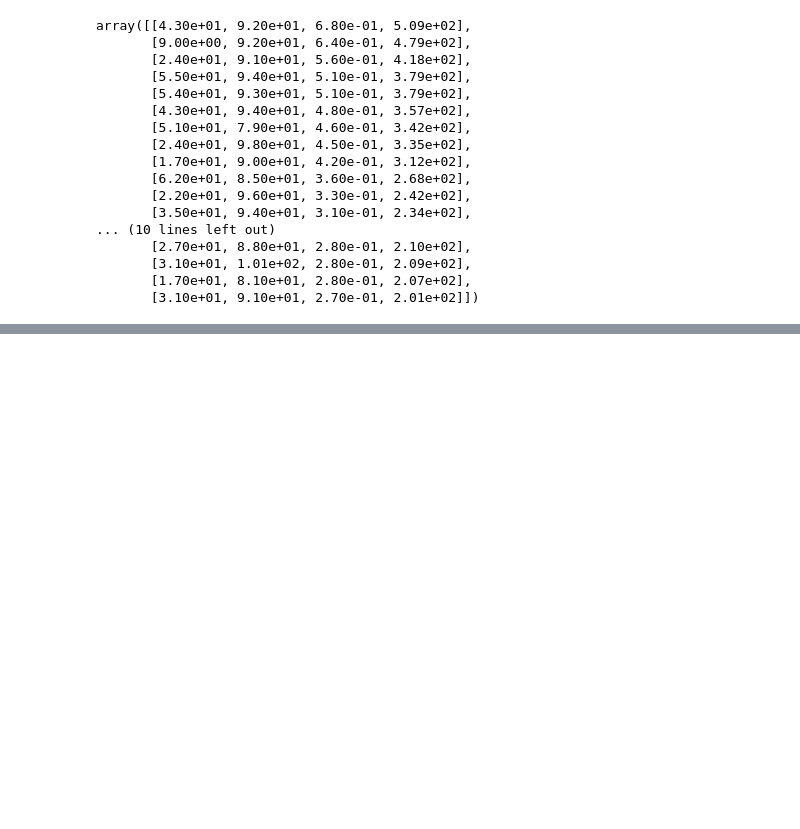
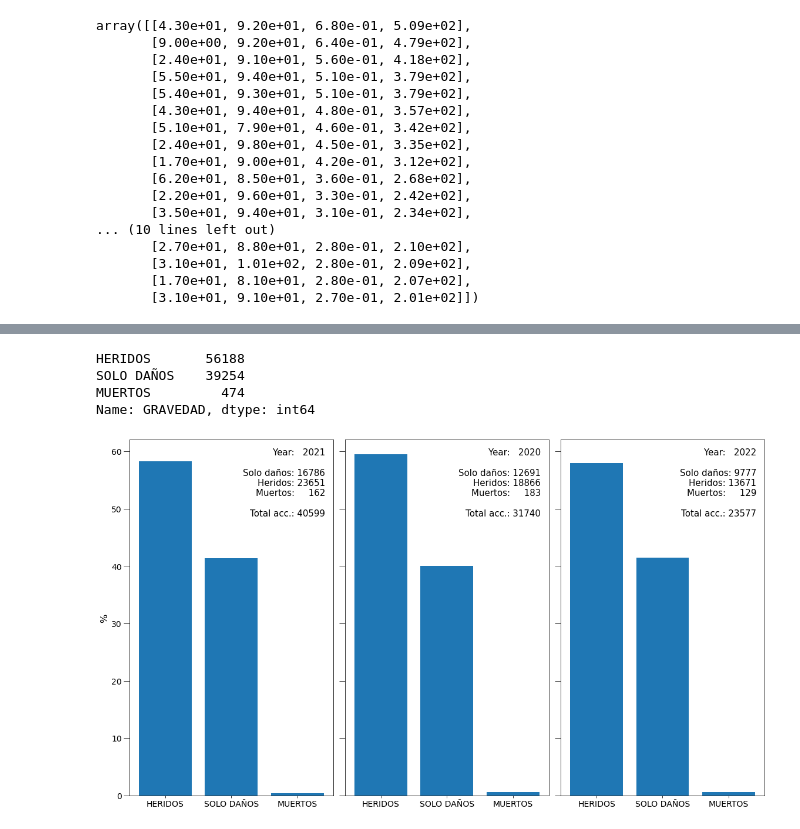
Before and after one commit to suarez-duran-m/personal_projects, a Jupyter notebook: movility/medellin/analysis_accidents_data.ipynb, the cells around one changed output, grey strips where cells are left out. Drawn from its saved outputs; the diff is of its cells as text; code cells hidden in the pictures; blank space fills up the shorter version.

```diff
--- a/movility/medellin/analysis_accidents_data.ipynb
+++ b/movility/medellin/analysis_accidents_data.ipynb
@@ -327,0 +490,36 @@ Name: DISENO, dtype: int64
+# %%
+data['GRAVEDAD'].value_counts()
+# %% [output]
+HERIDOS       56188
+SOLO DAÑOS    39254
+MUERTOS         474
+Name: GRAVEDAD, dtype: int64
+# %%
+fig, axes = plt.subplots(1, 3, figsize=(16, 9))
+axes = axes.flatten()
+
+for i, ind in enumerate(data['PERIODO'].value_counts().index[:]):
+  ax = axes[i]
+  cnts = data[(data['PERIODO'] == ind)]['GRAVEDAD'].value_counts()
+  cnts_norm = 100.*cnts / np.sum(cnts)
+  ax.bar(cnts_norm.index[:], cnts_norm, label = "Year:   " + str(ind) \
+         + "\n\nSolo daños: " + str(cnts[1]) + "\n"
+         + "Heridos: " + str(cnts[0]) + "\n"
+         + "Muertos:     " + str(cnts[2]) + "\n\n"
+         + "Total acc.: " + str(np.sum(cnts)) + "\n")
+
+  ax.legend(handletextpad = 0., handlelength = 0, frameon = False, fontsize = 15).get_texts()[0].set_ha('right')
+  ax.tick_params(axis = 'x', labelsize = 14)
+  ax.tick_params(axis = 'y', length = 10)
+  ax.set_ylim(ymax = 62)
+
+  if i == 0:
+    ax.tick_params(axis='both', labelsize=14)
+    ax.set_ylabel("%", fontsize = 16)
+  else:
+    ax.set_yticklabels([])
+
+plt.tight_layout()
+plt.show()
+# %% [output]
+[figure, added]
```
Also changed, not shown: parts of 22 cells of this notebook.
